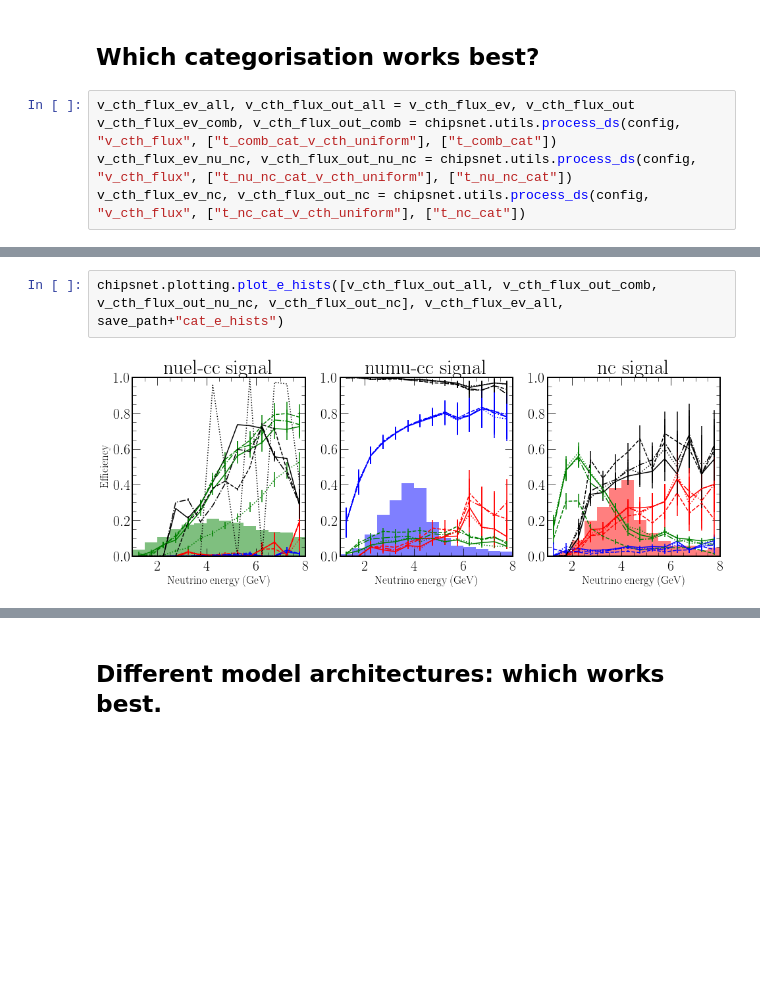
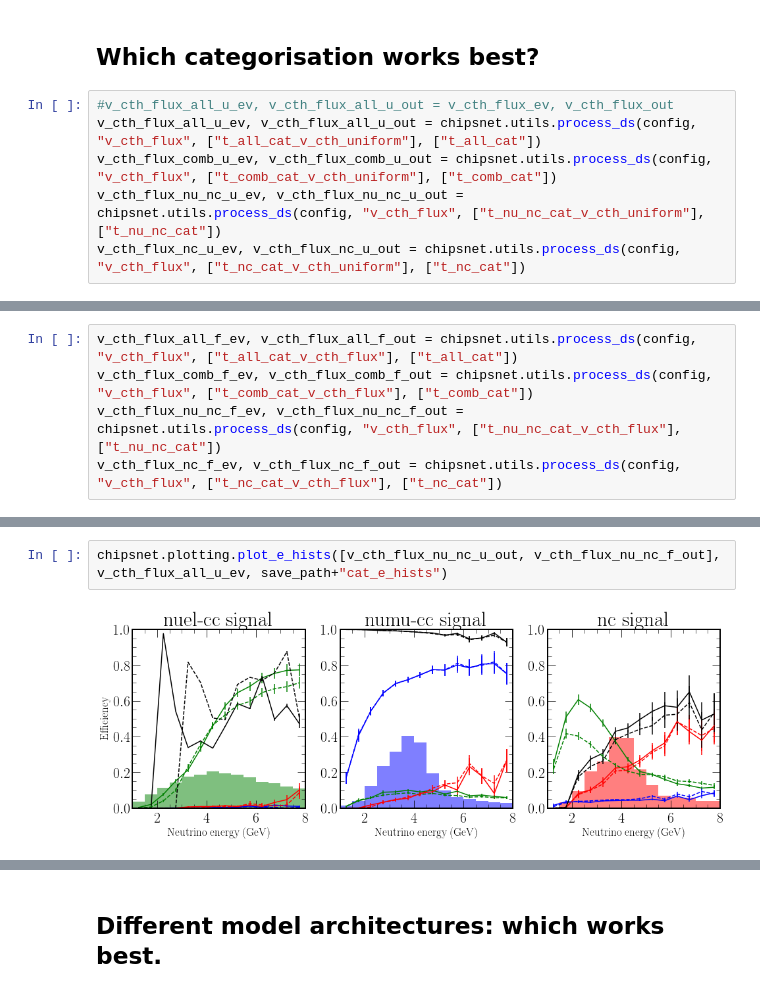
Before and after one commit to chipsneutrino/chips-net, a Jupyter notebook: notebooks/analysis.ipynb, the cells around one changed output, grey strips where cells are left out. Drawn from its saved outputs; the diff is of its cells as text; blank space fills up the shorter version.

```diff
--- a/notebooks/analysis.ipynb
+++ b/notebooks/analysis.ipynb
@@ -448,8 +448,9 @@ plt.show() # Fully combined category confusion matrix for uniform sample
 # %% [markdown]
 ## Which categorisation works best?
 # %%
-v_cth_flux_ev_all, v_cth_flux_out_all = v_cth_flux_ev, v_cth_flux_out
-v_cth_flux_ev_comb, v_cth_flux_out_comb = chipsnet.utils.process_ds(config, "v_cth_flux", ["t_comb_cat_v_cth_uniform"], ["t_comb_cat"])
-v_cth_flux_ev_nu_nc, v_cth_flux_out_nu_nc = chipsnet.utils.process_ds(config, "v_cth_flux", ["t_nu_nc_cat_v_cth_uniform"], ["t_nu_nc_cat"])
-v_cth_flux_ev_nc, v_cth_flux_out_nc = chipsnet.utils.process_ds(config, "v_cth_flux", ["t_nc_cat_v_cth_uniform"], ["t_nc_cat"])
+#v_cth_flux_all_u_ev, v_cth_flux_all_u_out = v_cth_flux_ev, v_cth_flux_out
+v_cth_flux_all_u_ev, v_cth_flux_all_u_out = chipsnet.utils.process_ds(config, "v_cth_flux", ["t_all_cat_v_cth_uniform"], ["t_all_cat"])
+v_cth_flux_comb_u_ev, v_cth_flux_comb_u_out = chipsnet.utils.process_ds(config, "v_cth_flux", ["t_comb_cat_v_cth_uniform"], ["t_comb_cat"])
+v_cth_flux_nu_nc_u_ev, v_cth_flux_nu_nc_u_out = chipsnet.utils.process_ds(config, "v_cth_flux", ["t_nu_nc_cat_v_cth_uniform"], ["t_nu_nc_cat"])
+v_cth_flux_nc_u_ev, v_cth_flux_nc_u_out = chipsnet.utils.process_ds(config, "v_cth_flux", ["t_nc_cat_v_cth_uniform"], ["t_nc_cat"])
 # %% [output]
@@ -460,0 +462,5 @@ took 34.34 seconds
+# %%
+v_cth_flux_all_f_ev, v_cth_flux_all_f_out = chipsnet.utils.process_ds(config, "v_cth_flux", ["t_all_cat_v_cth_flux"], ["t_all_cat"])
+v_cth_flux_comb_f_ev, v_cth_flux_comb_f_out = chipsnet.utils.process_ds(config, "v_cth_flux", ["t_comb_cat_v_cth_flux"], ["t_comb_cat"])
+v_cth_flux_nu_nc_f_ev, v_cth_flux_nu_nc_f_out = chipsnet.utils.process_ds(config, "v_cth_flux", ["t_nu_nc_cat_v_cth_flux"], ["t_nu_nc_cat"])
+v_cth_flux_nc_f_ev, v_cth_flux_nc_f_out = chipsnet.utils.process_ds(config, "v_cth_flux", ["t_nc_cat_v_cth_flux"], ["t_nc_cat"])
@@ -465,4 +493,4 @@ chipsnet.plotting.plot_curves([v_cth_flux_out_all, v_cth_flux_out_comb, v_cth_fl
 # %%
-chipsnet.plotting.plot_e_hists([v_cth_flux_out_all, v_cth_flux_out_comb, v_cth_flux_out_nu_nc, v_cth_flux_out_nc], v_cth_flux_ev_all, save_path+"cat_e_hists")
+chipsnet.plotting.plot_e_hists([v_cth_flux_nu_nc_u_out, v_cth_flux_nu_nc_f_out], v_cth_flux_all_u_ev, save_path+"cat_e_hists")
 # %% [output]
-[figure, old version]
+[figure, new version]
```
Also changed, not shown: parts of 16 cells of this notebook, 1 other file.
